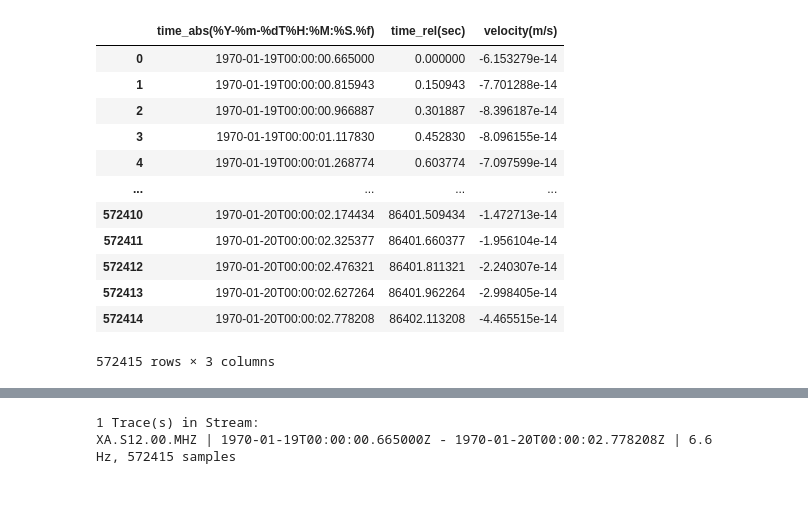
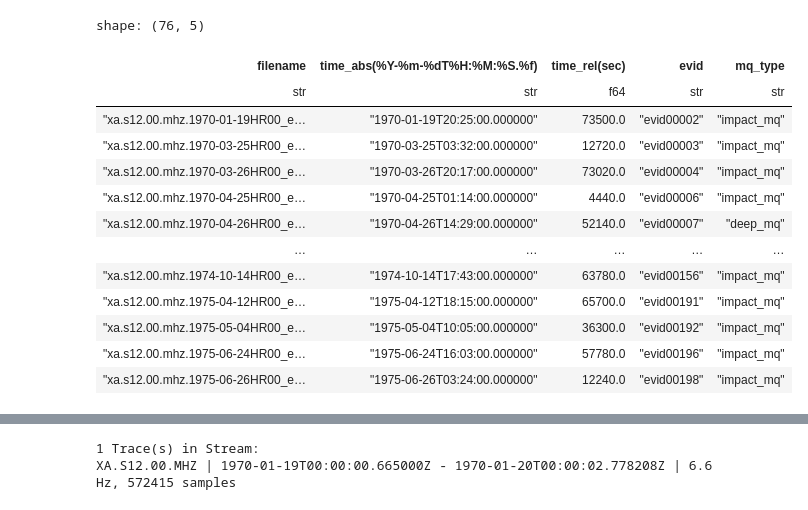
Before and after one commit to MH0386/seismic_detection, a Jupyter notebook: read_signals.ipynb, the cells around one changed output, grey strips where cells are left out. Saved outputs shown, nothing was run; the diff lists cells and outputs as text; code cells hidden in the pictures.

```diff
--- a/read_signals.ipynb
+++ b/read_signals.ipynb
@@ -4,22 +4,23 @@ import pandas as pd
-# %%
-cat_directory = "space_apps_2024_seismic_detection/data/lunar/training/data/S12_GradeA/"
-cat_file = cat_directory + "xa.s12.00.mhz.1970-01-19HR00_evid00002.csv"
-cat = pd.read_csv(cat_file)
-cat
-# %% [output]
-|  | time_abs(%Y-%m-%dT%H:%M:%S.%f) | time_rel(sec) | velocity(m/s) |
-| 0 | 1970-01-19T00:00:00.665000 | 0.000000 | -6.153279e-14 |
-| 1 | 1970-01-19T00:00:00.815943 | 0.150943 | -7.701288e-14 |
-| 2 | 1970-01-19T00:00:00.966887 | 0.301887 | -8.396187e-14 |
-| 3 | 1970-01-19T00:00:01.117830 | 0.452830 | -8.096155e-14 |
-| 4 | 1970-01-19T00:00:01.268774 | 0.603774 | -7.097599e-14 |
-| ... | ... | ... | ... |
-| 572410 | 1970-01-20T00:00:02.174434 | 86401.509434 | -1.472713e-14 |
-| 572411 | 1970-01-20T00:00:02.325377 | 86401.660377 | -1.956104e-14 |
-| 572412 | 1970-01-20T00:00:02.476321 | 86401.811321 | -2.240307e-14 |
-| 572413 | 1970-01-20T00:00:02.627264 | 86401.962264 | -2.998405e-14 |
-| 572414 | 1970-01-20T00:00:02.778208 | 86402.113208 | -4.465515e-14 |
-572415 rows × 3 columns
+# %%
+cat = pl.read_csv(
+    "space_apps_2024_seismic_detection/data/lunar/training/catalogs/apollo12_catalog_GradeA_final.csv"
+)
+cat
+# %% [output]
+shape: (76, 5)
+| filename | time_abs(%Y-%m-%dT%H:%M:%S.%f) | time_rel(sec) | evid | mq_type |
+| str | str | f64 | str | str |
+| "xa.s12.00.mhz.1970-01-19HR00_e… | "1970-01-19T20:25:00.000000" | 73500.0 | "evid00002" | "impact_mq" |
+| "xa.s12.00.mhz.1970-03-25HR00_e… | "1970-03-25T03:32:00.000000" | 12720.0 | "evid00003" | "impact_mq" |
+| "xa.s12.00.mhz.1970-03-26HR00_e… | "1970-03-26T20:17:00.000000" | 73020.0 | "evid00004" | "impact_mq" |
+| "xa.s12.00.mhz.1970-04-25HR00_e… | "1970-04-25T01:14:00.000000" | 4440.0 | "evid00006" | "impact_mq" |
+| "xa.s12.00.mhz.1970-04-26HR00_e… | "1970-04-26T14:29:00.000000" | 52140.0 | "evid00007" | "deep_mq" |
+| … | … | … | … | … |
+| "xa.s12.00.mhz.1974-10-14HR00_e… | "1974-10-14T17:43:00.000000" | 63780.0 | "evid00156" | "impact_mq" |
+| "xa.s12.00.mhz.1975-04-12HR00_e… | "1975-04-12T18:15:00.000000" | 65700.0 | "evid00191" | "impact_mq" |
+| "xa.s12.00.mhz.1975-05-04HR00_e… | "1975-05-04T10:05:00.000000" | 36300.0 | "evid00192" | "impact_mq" |
+| "xa.s12.00.mhz.1975-06-24HR00_e… | "1975-06-24T16:03:00.000000" | 57780.0 | "evid00196" | "impact_mq" |
+| "xa.s12.00.mhz.1975-06-26HR00_e… | "1975-06-26T03:24:00.000000" | 12240.0 | "evid00198" | "impact_mq" |
 # %%
 cat.describe()
 # %% [output]
```
Also changed, not shown: parts of 6 cells of this notebook, 1 other file.
